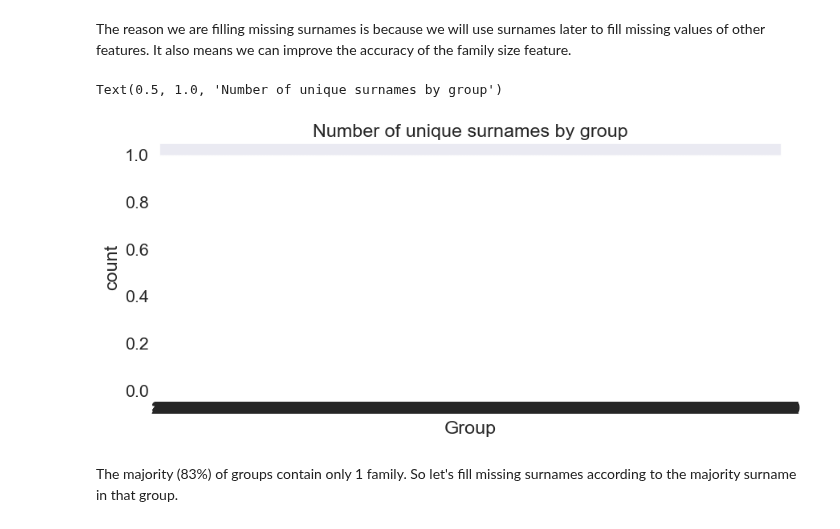
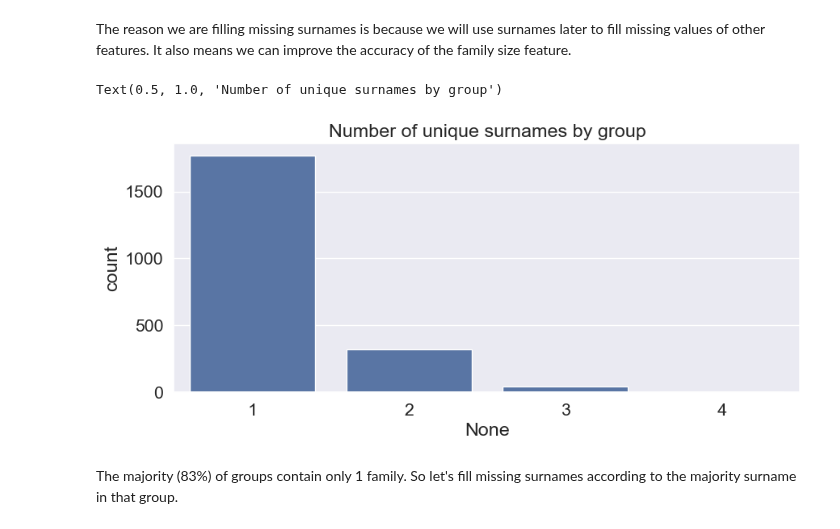
Before and after one commit to GiaooaiG/spaceship-titanic, a Jupyter notebook: 参考.ipynb, the cells around one changed output. Saved outputs shown, nothing was run; the diff lists cells and outputs as text; code cells hidden in the pictures.

```diff
--- a/参考.ipynb
+++ b/参考.ipynb
@@ -766,14 +771,14 @@ The reason we are filling missing surnames is because we will use surnames later
 # %%
 # Joint distribution of Group and Surname
 GSN_gb=data[data['Group_size']>1].groupby(['Group','Surname'])['Surname'].size().unstack().fillna(0)
 
 # Countplot of unique values
 plt.figure(figsize=(10,4))
-sns.countplot((GSN_gb>0).sum(axis=1))
+sns.countplot(x=(GSN_gb>0).sum(axis=1))
 plt.title('Number of unique surnames by group')
 # %% [output]
 Text(0.5, 1.0, 'Number of unique surnames by group')
-[figure, old version]
+[figure, new version]
 # %% [markdown]
 The majority (83%) of groups contain only 1 family. So let's fill missing surnames according to the majority surname in that group.
 # %%
```
Also changed, not shown: parts of 3 cells of this notebook.
